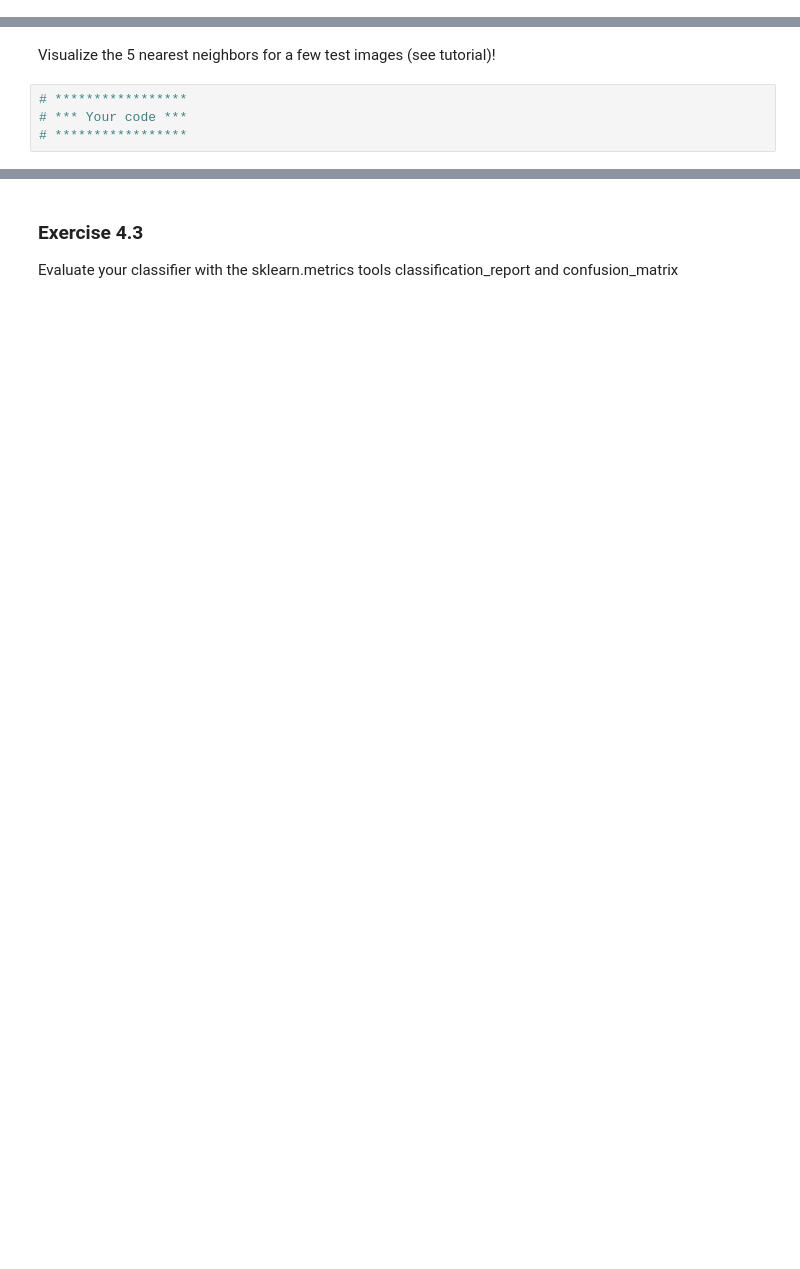
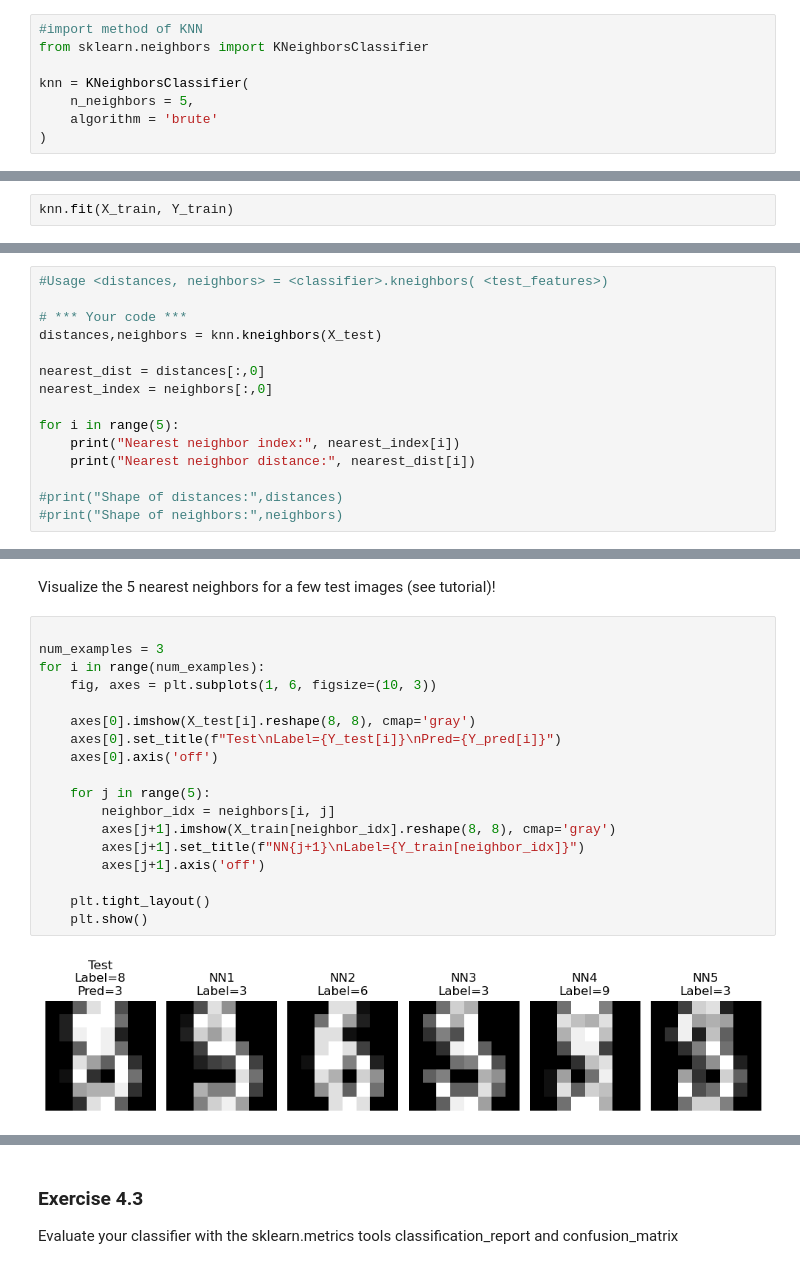
Before and after one commit to PengxinLuan/Applied-ML-, a Jupyter notebook: lab1/lab1.ipynb, the cells around one changed output, grey strips where cells are left out. Cells and saved outputs as stored; diff of their text form; blank space fills up the shorter version.

```diff
--- a/lab1/lab1.ipynb
+++ b/lab1/lab1.ipynb
@@ -114,3 +197,11 @@
+# %%
+#import method of KNN
+from sklearn.neighbors import KNeighborsClassifier
+
+knn = KNeighborsClassifier(
+    n_neighbors = 5,
+    algorithm = 'brute'
+)
 # %% [markdown]
 ### Exercise 4.1
 Prepare the classifier ("fit a model") with your training data
@@ -120,0 +208,2 @@ Prepare the classifier ("fit a model") with your training data
+# %%
+knn.fit(X_train, Y_train)
@@ -133,0 +226,15 @@ Get the nearest neighbors and the corresponding distances in the training set fo
+# %%
+#Usage <distances, neighbors> = <classifier>.kneighbors( <test_features>)
+
+# *** Your code ***
+distances,neighbors = knn.kneighbors(X_test)
+
+nearest_dist = distances[:,0]
+nearest_index = neighbors[:,0]
+
+for i in range(5):
+    print("Nearest neighbor index:", nearest_index[i])
+    print("Nearest neighbor distance:", nearest_dist[i])
+
+#print("Shape of distances:",distances)
+#print("Shape of neighbors:",neighbors)
@@ -134,6 +252,22 @@ Get the nearest neighbors and the corresponding distances in the training set fo
 # %% [markdown]
 Visualize the 5 nearest neighbors for a few test images (see tutorial)!
-# %%
-# *****************
-# *** Your code ***
-# *****************
+# %%
+
+num_examples = 3
+for i in range(num_examples):
+    fig, axes = plt.subplots(1, 6, figsize=(10, 3))
+
+    axes[0].imshow(X_test[i].reshape(8, 8), cmap='gray')
+    axes[0].set_title(f"Test\nLabel={Y_test[i]}\nPred={Y_pred[i]}")
+    axes[0].axis('off')
+
+    for j in range(5):
+        neighbor_idx = neighbors[i, j]
+        axes[j+1].imshow(X_train[neighbor_idx].reshape(8, 8), cmap='gray')
+        axes[j+1].set_title(f"NN{j+1}\nLabel={Y_train[neighbor_idx]}")
+        axes[j+1].axis('off')
+
+    plt.tight_layout()
+    plt.show()
+# %% [output]
+[figure, added]
```
Also changed, not shown: parts of 34 cells of this notebook, 1 other file.
